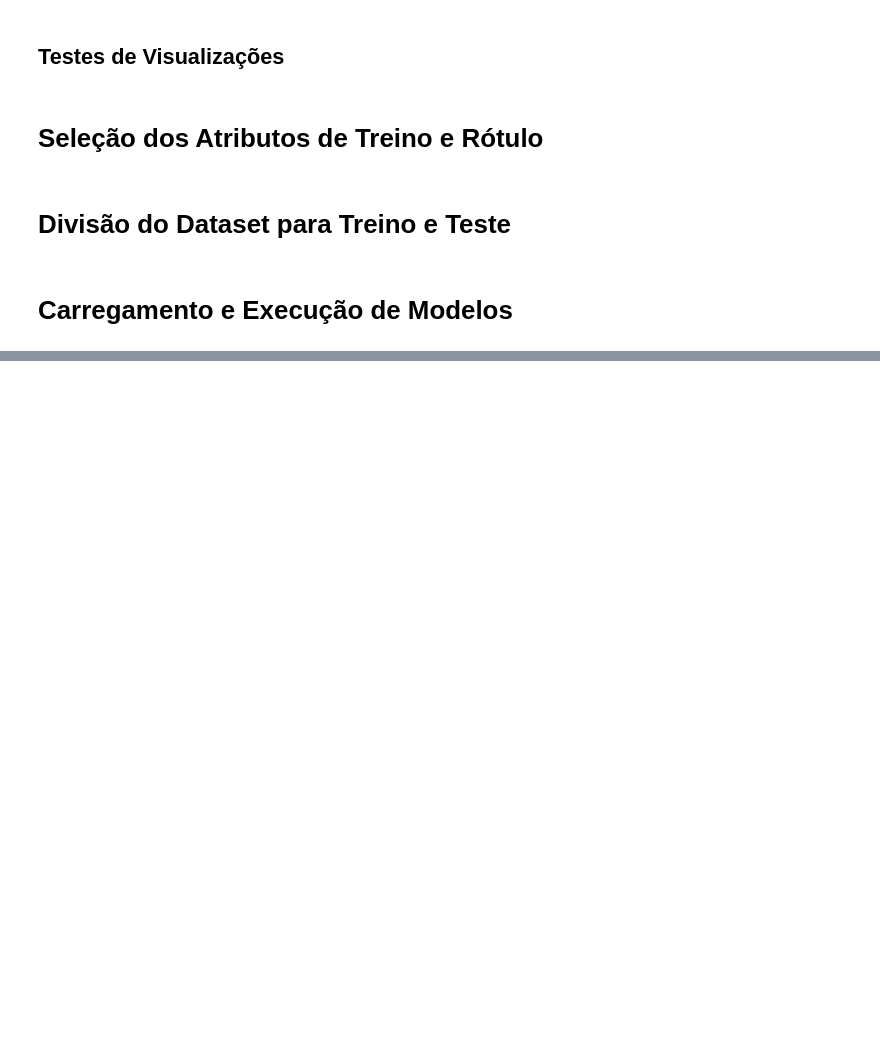
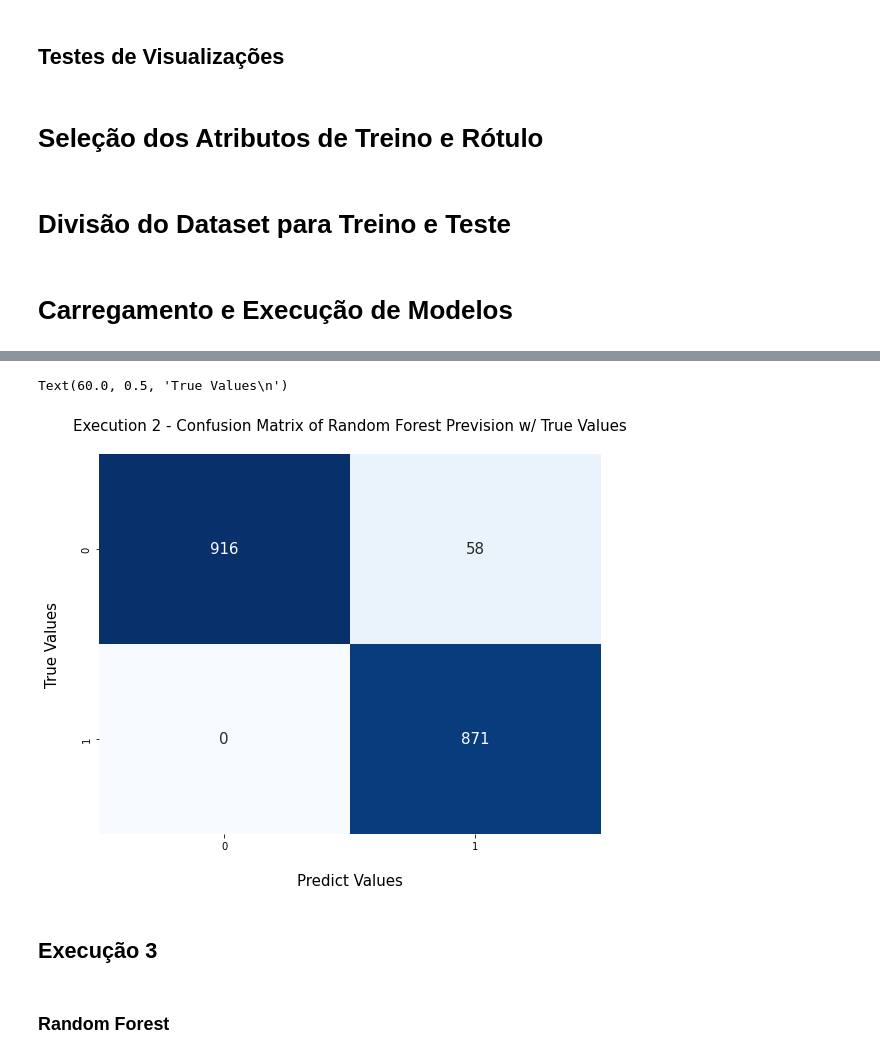
Before and after one commit to rodolfobolconte/fairness-testing, a Jupyter notebook: compas-tests/dataset-fit-and-predict.ipynb, the cells around one changed output, grey strips where cells are left out. Saved outputs shown, nothing was run; the diff lists cells and outputs as text; code cells hidden in the pictures; blank space fills up the shorter version.

```diff
--- a/compas-tests/dataset-fit-and-predict.ipynb
+++ b/compas-tests/dataset-fit-and-predict.ipynb
@@ -263,0 +161,11 @@ Utilizando [função](https://docs.responsibly.ai/_modules/responsibly/dataset/c
+# %%
+rf = RandomForestClassifier()
+gb = GradientBoostingClassifier()
+
+features = ['age', 'race', 'juv_fel_count', 'decile_score', 'juv_misd_count', 'juv_other_count', 'priors_count', 'days_b_screening_arrest', 'c_charge_degree', 'is_recid', 'r_charge_degree', 'r_days_from_arrest', 'is_violent_recid', 'vr_charge_degree', 'prison_days', 'custody_days']
+
+rf.fit(train_x[features], train_y)
+gb.fit(train_x[features], train_y)
+
+ex2_prev_rf = rf.predict(test_x[features])
+ex2_prev_gb = gb.predict(test_x[features])
@@ -263,0 +280,14 @@ Utilizando [função](https://docs.responsibly.ai/_modules/responsibly/dataset/c
+# %%
+# confusion matrix graph
+plt.subplots(figsize=(9, 7))
+sns.heatmap(ex2_rf_matrix, annot=True, cmap='Blues', fmt='d', cbar=False, annot_kws={"fontsize":15})
+plt.title('Execution 2 - Confusion Matrix of Random Forest Prevision w/ True Values\n', loc='center', fontsize=15)
+plt.xlabel('\nPredict Values', fontsize=15)
+plt.ylabel('True Values\n', fontsize=15)
+# %% [output]
+Text(60.0, 0.5, 'True Values\n')
+[figure, added]
+# %% [markdown]
+## Execução 3
+# %% [markdown]
+### Random Forest
```
Also changed, not shown: parts of 42 cells of this notebook.
